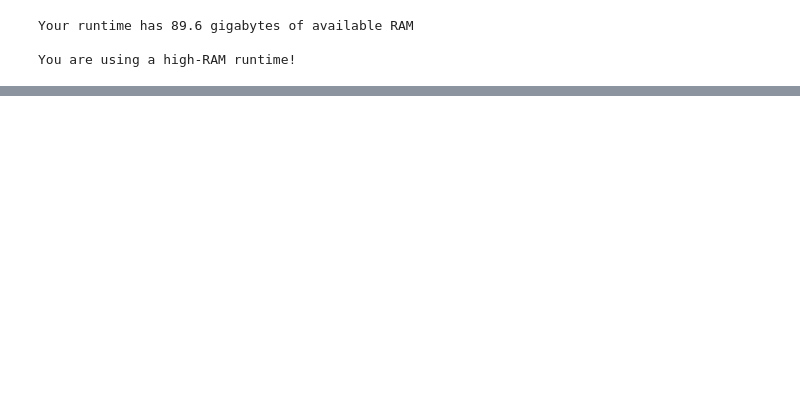
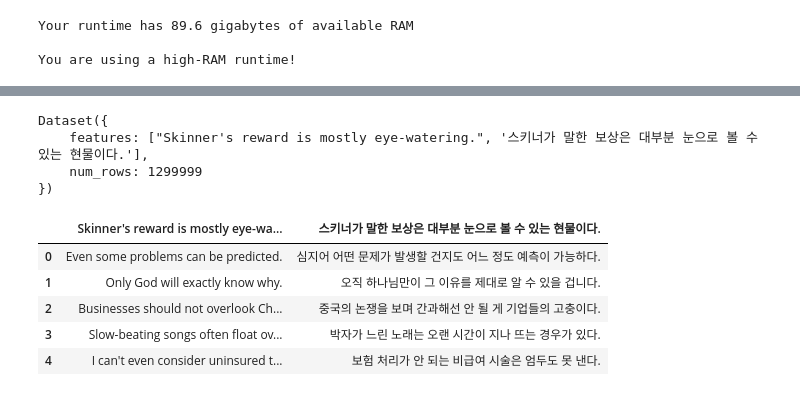
Before and after one commit to yiyc-kr/llm-study, a Jupyter notebook: ko_en_train.ipynb, the cells around one changed output, grey strips where cells are left out. Saved outputs shown, nothing was run; the diff lists cells and outputs as text; code cells hidden in the pictures; blank space fills up the shorter version.

Commit message:
Revert ko_en_train.ipynb to previous version

```diff
--- a/ko_en_train.ipynb
+++ b/ko_en_train.ipynb
@@ -168,0 +83,2 @@ The amount of the original deposit purchase
+# %%
+en_ko = load_dataset("bongsoo/news_talk_en_ko")
@@ -168,0 +100,7 @@ The amount of the original deposit purchase
+# %%
+en_ko['train']
+# %% [output]
+Dataset({
+    features: ["Skinner's reward is mostly eye-watering.", '스키너가 말한 보상은 대부분 눈으로 볼 수 있는 현물이다.'],
+    num_rows: 1299999
+})
@@ -168,0 +109,10 @@ The amount of the original deposit purchase
+# %%
+en_ko_df = pd.DataFrame(en_ko['train'])
+en_ko_df.head()
+# %% [output]
+|  | Skinner's reward is mostly eye-wa... | 스키너가 말한 보상은 대부분 눈으로 볼 수 있는 현물이다. |
+| 0 | Even some problems can be predicted. | 심지어 어떤 문제가 발생할 건지도 어느 정도 예측이 가능하다. |
+| 1 | Only God will exactly know why. | 오직 하나님만이 그 이유를 제대로 알 수 있을 겁니다. |
+| 2 | Businesses should not overlook Ch... | 중국의 논쟁을 보며 간과해선 안 될 게 기업들의 고충이다. |
+| 3 | Slow-beating songs often float ov... | 박자가 느린 노래는 오랜 시간이 지나 뜨는 경우가 있다. |
+| 4 | I can't even consider uninsured t... | 보험 처리가 안 되는 비급여 시술은 엄두도 못 낸다. |
```
Also changed, not shown: parts of 77 cells of this notebook.
